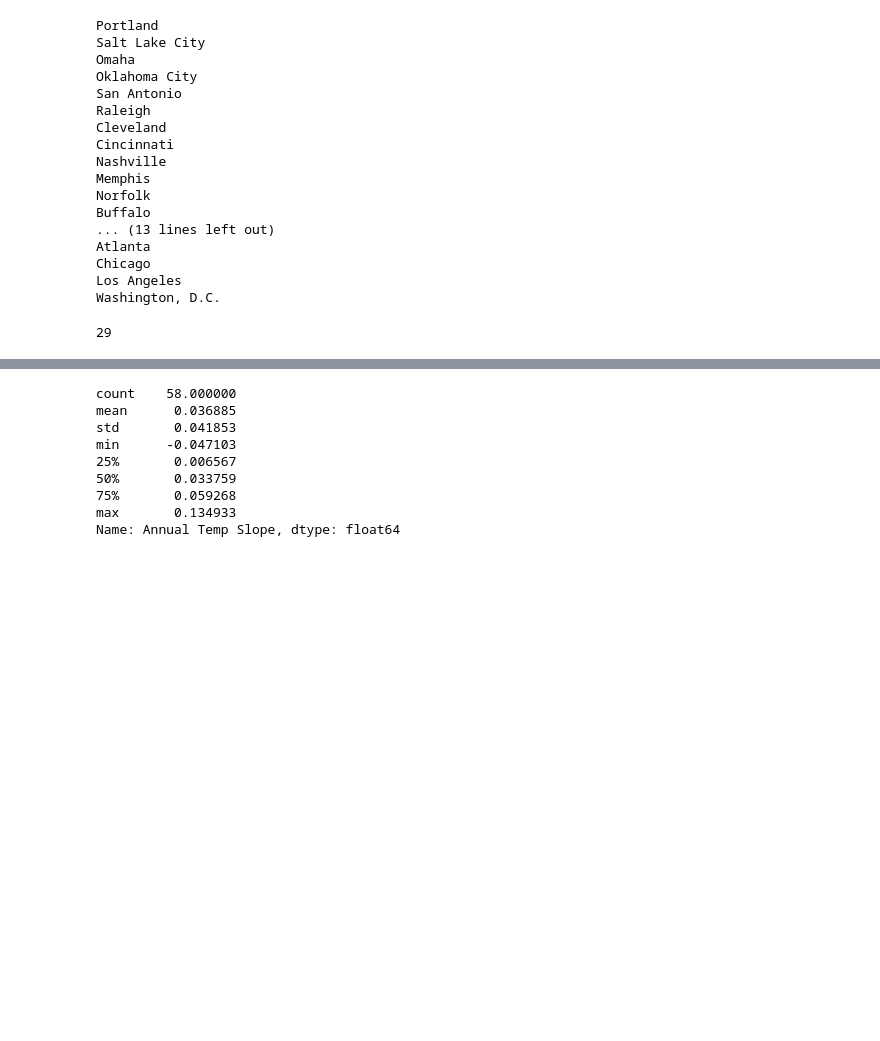
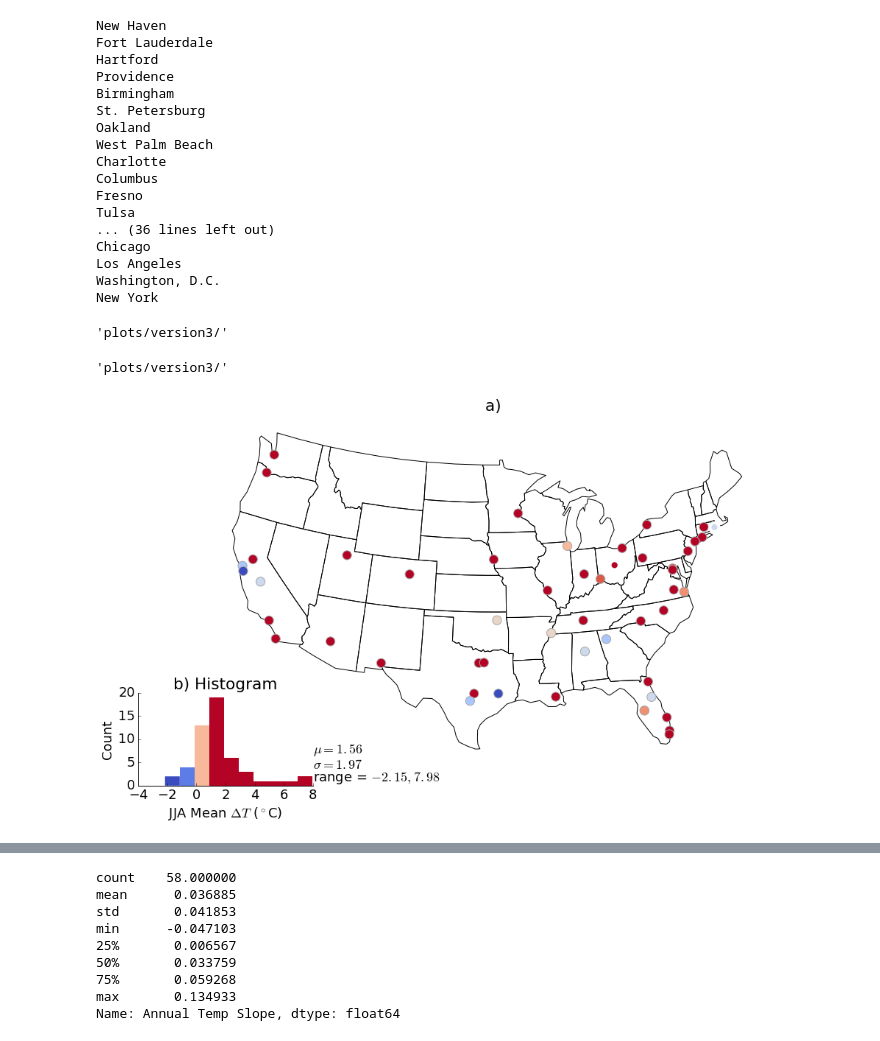
Before and after one commit to gottscott/heat, a Jupyter notebook: PaperFigures.ipynb, the cells around one changed output, grey strips where cells are left out. Saved outputs shown, nothing was run; the diff lists cells and outputs as text; code cells hidden in the pictures; blank space fills up the shorter version.

Commit message:
version of analysis in submitted Nature paper, Feb 8 2017

```diff
--- a/PaperFigures.ipynb
+++ b/PaperFigures.ipynb
@@ -631,9 +681,9 @@ anomaly_results1 = np.nan*np.ones([paired_df.shape[0], 3])
 mean_summer_tvsdt = np.nan*np.ones([paired_df.shape[0], 3])
 # %%
 toc = time.time() #time
-#anomaly_results = np.nan*np.ones([paired_df.shape[0], 3])
-#mean_summer_tvsdt = np.nan*np.ones([paired_df.shape[0], 3])
-for i in range(29, paired_df.shape[0]):
+anomaly_results = np.nan*np.ones([paired_df.shape[0], 3])
+mean_summer_tvsdt = np.nan*np.ones([paired_df.shape[0], 3])
+for i in range(0, paired_df.shape[0]):
     city = paired_df.iloc[i]['City']
     city = unicode(city, errors = 'ignore')
     urbanID = paired_df.iloc[i]['Urban station']
@@ -657,8 +707,10 @@ for i in range(29, paired_df.shape[0]):
         urban_end_date[i]   = urban_tmin[~np.isnan(urban_tmin)].index[-1].year
 
         # extract summertime data
-        rural_summer = rural_tmin[np.logical_or(rural_tmin.index.month==6, rural_tmin.index.month==7, rural_tmin.index.month==8)]
-        urban_summer = urban_tmin[np.logical_or(urban_tmin.index.month==6, urban_tmin.index.month==7, urban_tmin.index.month==8)]
+#         rural_summer = rural_tmin[np.logical_or(rural_tmin.index.month==6, rural_tmin.index.month==7, rural_tmin.index.month==8)]
+#         urban_summer = urban_tmin[np.logical_or(urban_tmin.index.month==6, urban_tmin.index.month==7, urban_tmin.index.month==8)]
+        rural_summer = rural_tmin[(rural_tmin.index.month >= 6) & (rural_tmin.index.month <= 8)]
+        urban_summer = urban_tmin[(urban_tmin.index.month >= 6) & (urban_tmin.index.month <= 8)]
 
         # clean data: eliminate min temperatures below 4 or above 35
         rural_summer = rural_summer[(rural_summer>4) & (rural_summer<35)]
@@ -668,9 +720,9 @@ for i in range(29, paired_df.shape[0]):
         UHI = urban_summer - rural_summer
         # calculate anomalies
         clim = rural_summer.groupby(rural_summer.index.year).mean()
-        x = rural_summer - clim[rural_summer.index.year].values
+        x = rural_summer - clim[rural_summer.index.year].values # anomaly temperature
         clim_deltaT = UHI.groupby(UHI.index.year).mean()
-        y = UHI - clim_deltaT[UHI.index.year].values
+        y = UHI - clim_deltaT[UHI.index.year].values # anomaly UHI
         ind = ~np.isnan(y) & ~np.isnan(x)
         # plot daily T' vs Delta T'
         m,r,p = color_scatter(x[ind], y[ind], '%s JJA Anomaly Temp versus $\Delta T$'%city, 'Anomaly T ($^\circ$C)', 'Anomaly $\Delta T$ ($ ^\circ$ C)')
@@ -698,24 +750,20 @@ pd.DataFrame(anomaly_results, columns= ['Anomaly m', 'Anomaly r', 'Anomaly p']).
 pd.DataFrame(mean_summer_tvsdt, columns= ['m', 'r', 'p-value']).to_csv(results_filepath+'summermeans/'+'mean_summer_tvsdt_results.csv')
 #anomaly_results = pd.read_csv(results_filepath+'anomalyJJA/'+'anomaly_results.csv')
 # %% [output]
-Portland
-Salt Lake City
-Omaha
-Oklahoma City
-San Antonio
-Raleigh
-Cleveland
-Cincinnati
-Nashville
-Memphis
-Norfolk
-Buffalo
-... (13 lines left out)
-Atlanta
+New Haven
+Fort Lauderdale
+Hartford
+Providence
+Birmingham
+St. Petersburg
+Oakland
+West Palm Beach
+Charlotte
+Columbus
+Fresno
+Tulsa
+... (36 lines left out)
 Chicago
 Los Angeles
 Washington, D.C.
+New York
-# %%
-i
-# %% [output]
-29
@@ -723,0 +774,4 @@ anomaly_results = pd.read_csv(results_filepath+'anomalyJJA/'+'anomaly_results.cs
+# %%
+results_filepath
+# %% [output]
+'plots/version3/'
@@ -723,0 +785,4 @@ anomaly_results = pd.read_csv(results_filepath+'anomalyJJA/'+'anomaly_results.cs
+# %%
+results_filepath
+# %% [output]
+'plots/version3/'
@@ -724 +791,10 @@ anomaly_results = pd.read_csv(results_filepath+'anomalyJJA/'+'anomaly_results.cs
+# %%
+drop_cities = ['Mesa','Long Beach', 'Grand Prairie', 'Virginia Beach', 'St. Paul' ]
+data = results_df['Mean UHI']#.drop(drop_cities, axis = 0)
+fig = map_hist_plot(data, paired_df, title = 'Mean UHI',
+                    data_label = 'JJA Mean $\Delta T$ ($^\circ$C)',
+                   c_insignificant = results_df[results_df['P-value']>0.05])
+plt.savefig(results_filepath+ 'meanUHI.pdf', bbox_inches='tight')
+# %% [output]
+[figure, added]
 # %%
```
Also changed, not shown: parts of 105 cells of this notebook, 16 other files.
